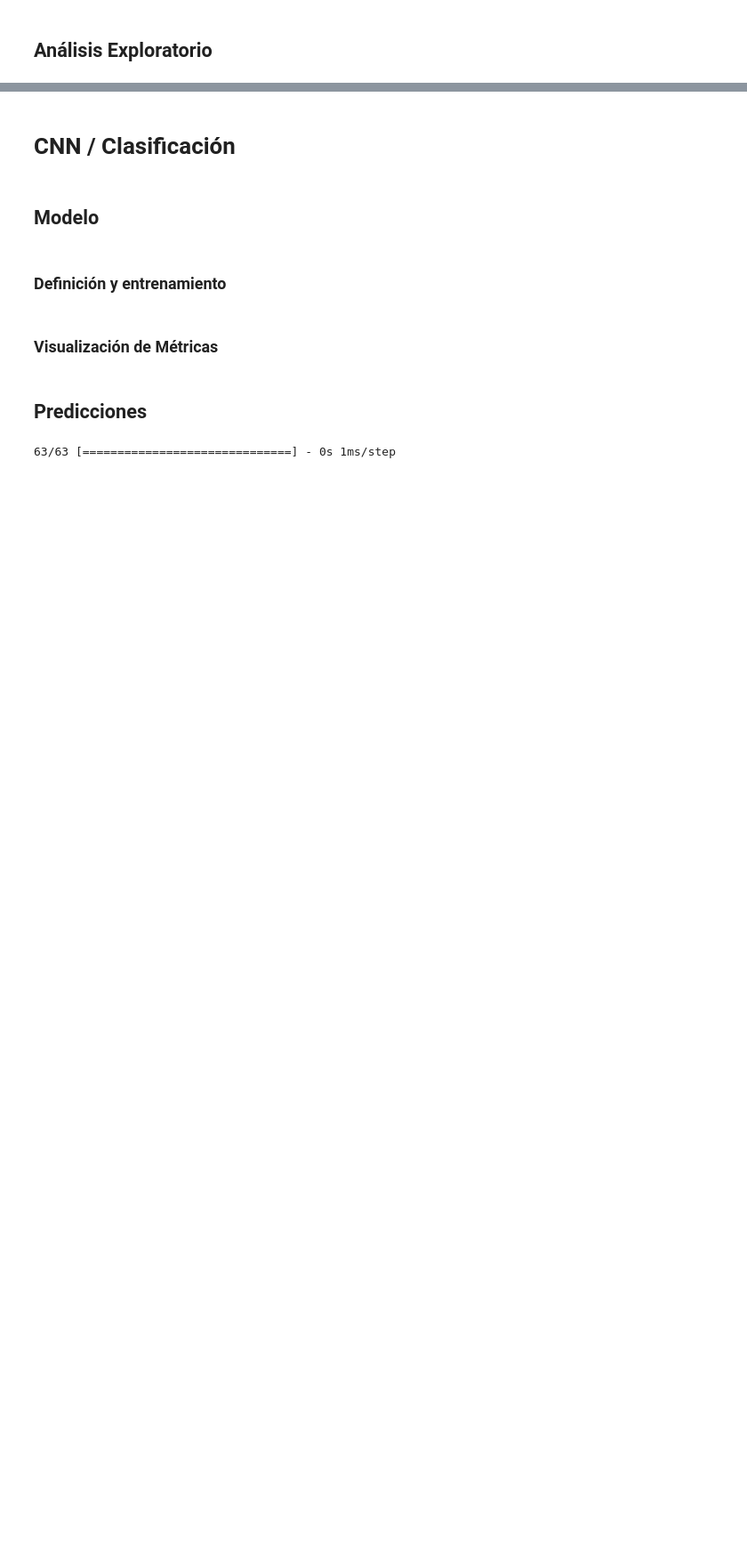
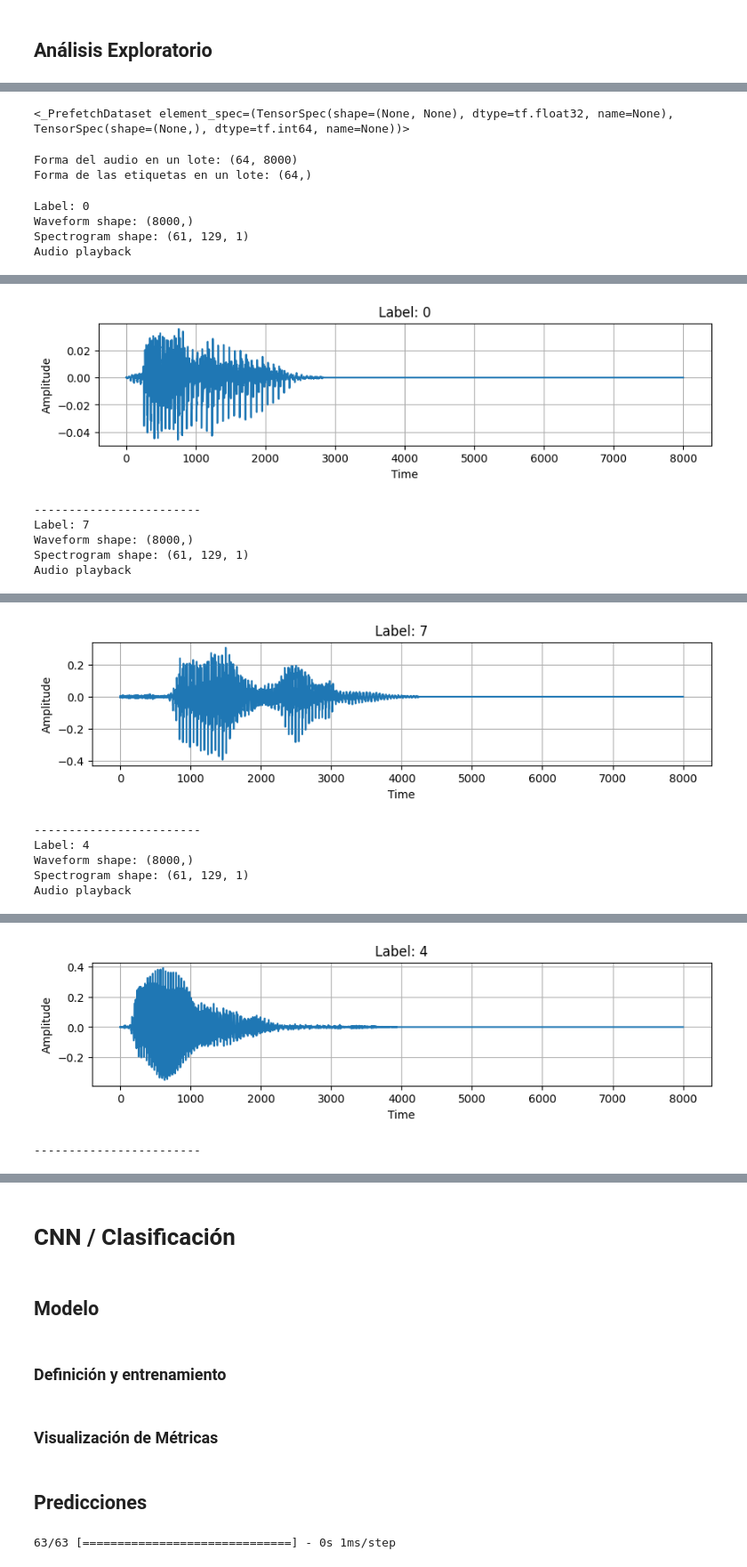
Before and after one commit to MiguelMussi/AAII_TP2, a Jupyter notebook: Problema_1.ipynb, the cells around one changed output, grey strips where cells are left out. Shown: that part at 89% size. Saved outputs shown, nothing was run; the diff lists cells and outputs as text; code cells hidden in the pictures; blank space fills up the shorter version.

```diff
--- a/Problema_1.ipynb
+++ b/Problema_1.ipynb
@@ -123,0 +156,57 @@ plt.show()
+# %%
+# Batch y prefetch
+train_ds = train_ds.shuffle(1000).batch(64).prefetch(tf.data.AUTOTUNE)
+val_ds = val_ds.batch(64).prefetch(tf.data.AUTOTUNE)
+# %%
+train_ds
+# %% [output]
+<_PrefetchDataset element_spec=(TensorSpec(shape=(None, None), dtype=tf.float32, name=None), TensorSpec(shape=(None,), dtype=tf.int64, name=None))>
+# %%
+# Iterar sobre un lote de datos en train_data
+for audio, label in train_ds.take(1):
+    print("Forma del audio en un lote:", audio.shape)  # Esto mostrará la forma del tensor de audio
+    print("Forma de las etiquetas en un lote:", label.shape)  # Esto mostrará la forma del tensor de etiquetas
+# %% [output]
+Forma del audio en un lote: (64, 8000)
+Forma de las etiquetas en un lote: (64,)
+# %%
+def get_spectrogram(waveform):
+  # Convert the waveform to a spectrogram via a STFT.
+  spectrogram = tf.signal.stft(
+      waveform, frame_length=255, frame_step=128)
+  # Obtain the magnitude of the STFT.
+  spectrogram = tf.abs(spectrogram)
+  # Add a `channels` dimension, so that the spectrogram can be used
+  # as image-like input data with convolution layers (which expect
+  # shape (`batch_size`, `height`, `width`, `channels`).
+  spectrogram = spectrogram[..., tf.newaxis]
+  return spectrogram
+# %%
+# Procesando el lote de datos
+for audio, label in train_ds.take(1):  # toma un lote del dataset
+    for i in range(min(3, audio.shape[0])):  # Procesa solo los primeros 3 ejemplos del lote
+        waveform = audio[i].numpy()  # Extrae el audio y conviértelo a numpy
+        label_index = label[i].numpy()  # Extrae el índice de la etiqueta y conviértelo a numpy
+        label_name = label_names[label_index]  # Usa el índice para obtener el nombre de la etiqueta
+
+        print('Label:', label_name)
+        print('Waveform shape:', waveform.shape)
+        spectrogram = get_spectrogram(waveform)
+        print('Spectrogram shape:', spectrogram.shape if spectrogram is not None else "Spectrogram not generated")
+        print('Audio playback')
+        display.display(display.Audio(waveform, rate=8000))
+
+        # Opcional: Visualizar la forma de onda
+        plt.figure(figsize=(10, 2))
+        plt.plot(waveform)
+        plt.title(f'Label: {label_name}')
+        plt.xlabel('Time')
+        plt.ylabel('Amplitude')
+        plt.grid(True)
+        plt.show()
+        print('------------------------')
+# %% [output]
+Label: 0
+Waveform shape: (8000,)
+Spectrogram shape: (61, 129, 1)
+Audio playback
@@ -123,0 +214,6 @@ plt.show()
+[figure, added]
+------------------------
+Label: 7
+Waveform shape: (8000,)
+Spectrogram shape: (61, 129, 1)
+Audio playback
@@ -123,0 +221,6 @@ plt.show()
+[figure, added]
+------------------------
+Label: 4
+Waveform shape: (8000,)
+Spectrogram shape: (61, 129, 1)
+Audio playback
@@ -123,0 +228,2 @@ plt.show()
+[figure, added]
+------------------------
```
Also changed, not shown: parts of 22 cells of this notebook.
